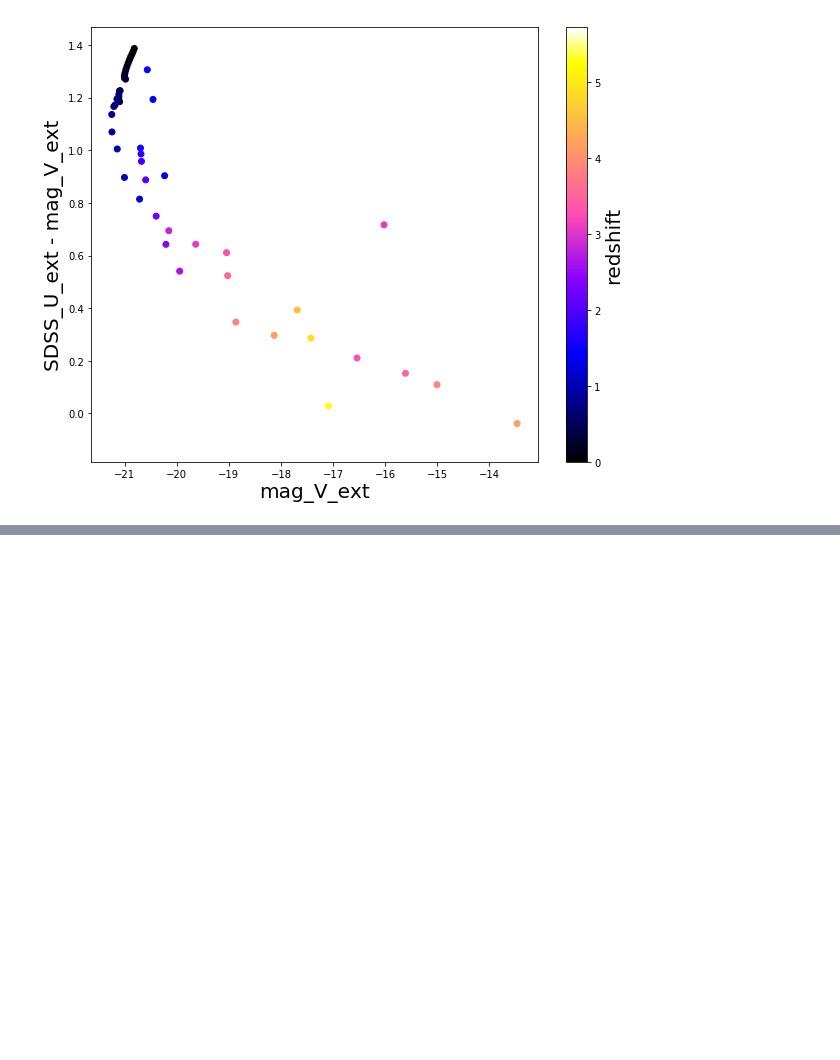
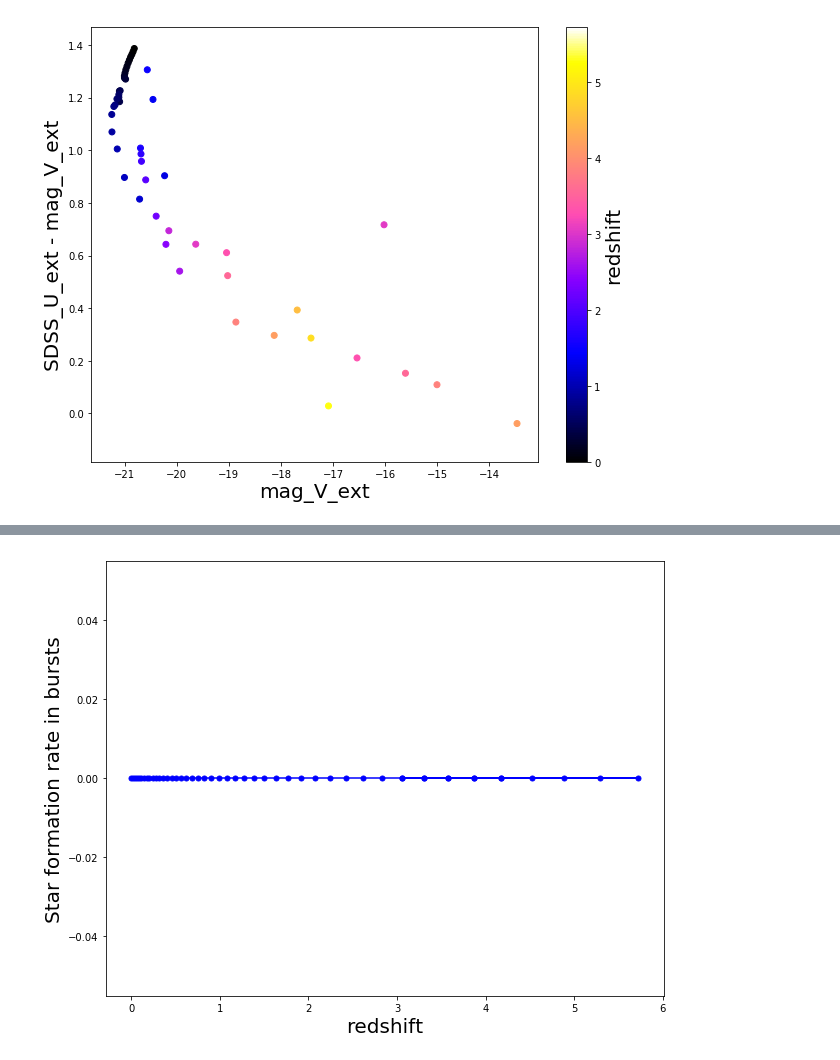
Before and after one commit to GiorgioManzoni/VIPERS_GALFORM, a Jupyter notebook: 005_progenitor.ipynb, the cells around one changed output, grey strips where cells are left out. Cells and saved outputs as stored; diff of their text form; code cells hidden in the pictures; blank space fills up the shorter version.

```diff
--- a/005_progenitor.ipynb
+++ b/005_progenitor.ipynb
@@ -83,0 +105,10 @@ plt.show()
+# %%
+plt.figure(figsize=(10,8))
+plt.plot(data['redshift'],data['sfrbulge'],color='b')
+plt.plot(data['redshift'],data['sfrbulge'],'.',markersize=10,color='b')
+plt.xlabel(r"redshift")
+plt.ylabel("Star formation rate in bursts")
+plt.savefig('../plots/005/SFH_progenitor_bursts.png')
+plt.show()
+# %% [output]
+[figure, added]
```
Also changed, not shown: parts of 18 cells of this notebook.
